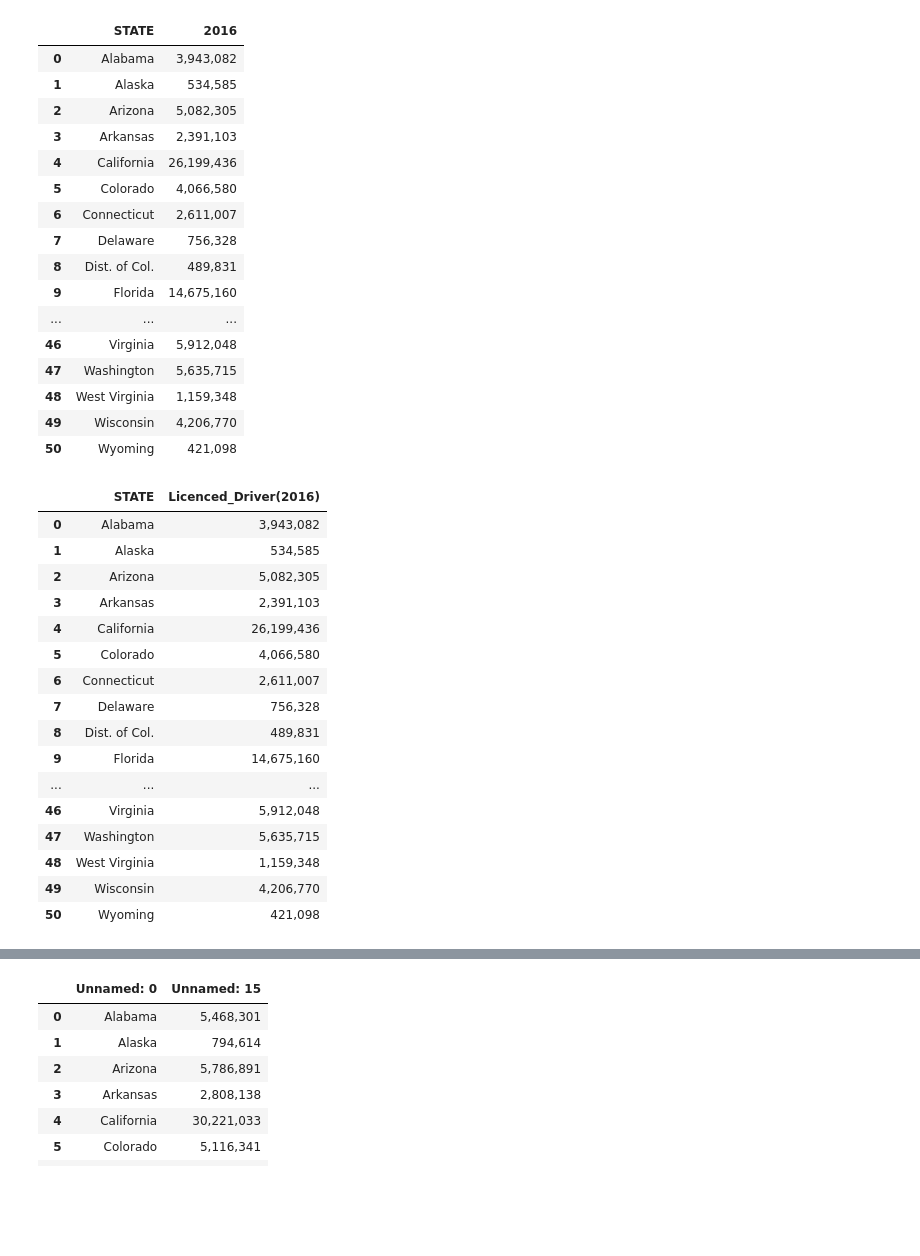
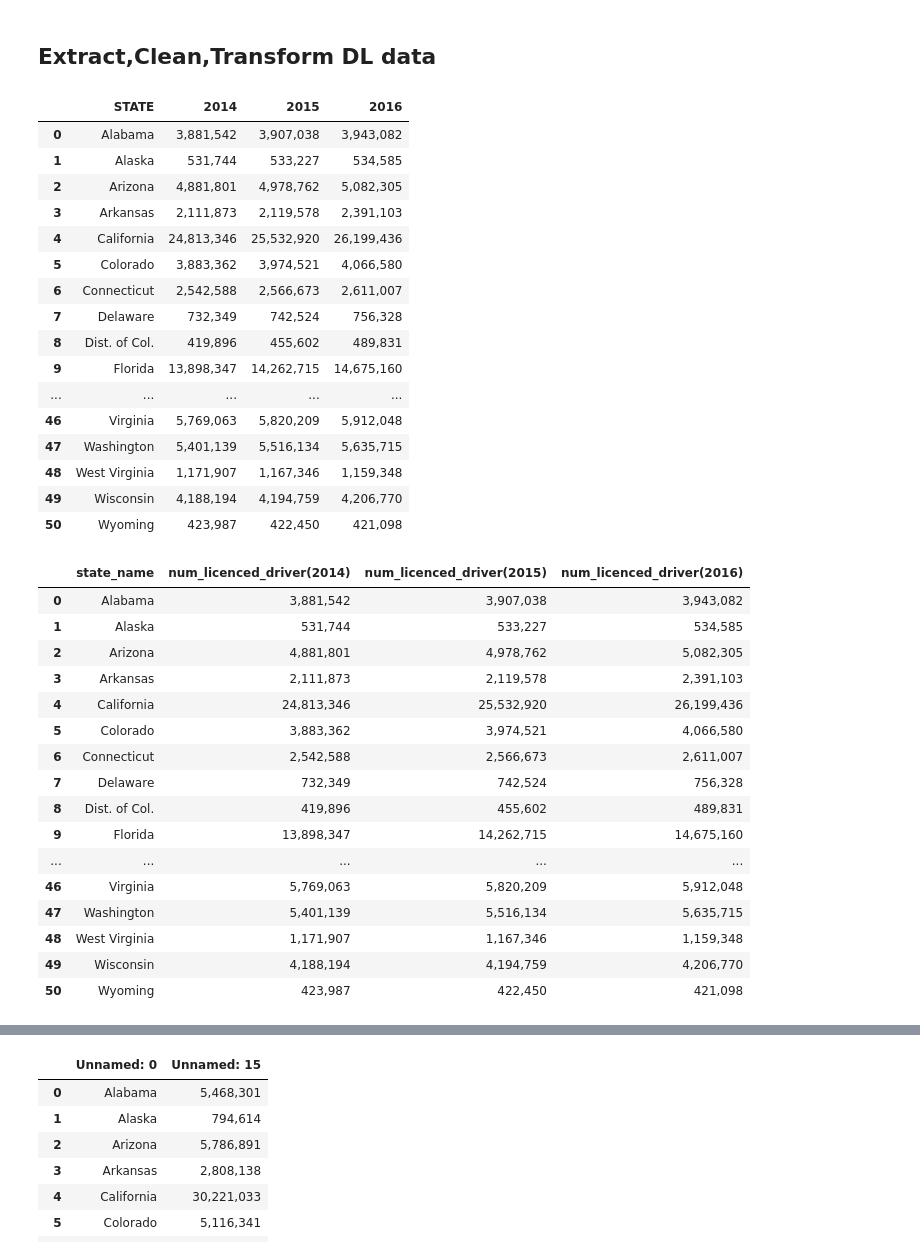
Before and after one commit to lotfyah/US_Accidents_ETL_Project, a Jupyter notebook: AL_US_Accident_ETL.ipynb, the cells around one changed output, grey strips where cells are left out. Drawn from its saved outputs; the diff is of its cells as text; code cells hidden in the pictures; blank space fills up the shorter version.

Commit message:
update the merged code with the DL & RMVV data

```diff
--- a/AL_US_Accident_ETL.ipynb
+++ b/AL_US_Accident_ETL.ipynb
@@ -1,47 +1,52 @@
 # %%
 # Dependencies
 import pandas as pd
+# %% [markdown]
+## Extract,Clean,Transform DL data
 # %%
-#Extract Licensed Drivers by state (DL) csv into pandas DF for year 2016
-DL_DF = pd.read_csv("Resources/DL.csv", usecols=[0,68])
+#Extract Licensed Drivers by state (DL) csv into pandas DF for year 2014,2015,2016
+DL_DF = pd.read_csv("Resources/DL.csv", usecols=[0,66,67,68])
 DL_DF
 # %% [output]
-|  | STATE | 2016 |
-| 0 | Alabama | 3,943,082 |
-| 1 | Alaska | 534,585 |
-| 2 | Arizona | 5,082,305 |
-| 3 | Arkansas | 2,391,103 |
-| 4 | California | 26,199,436 |
-| 5 | Colorado | 4,066,580 |
-| 6 | Connecticut | 2,611,007 |
-| 7 | Delaware | 756,328 |
-| 8 | Dist. of Col. | 489,831 |
-| 9 | Florida | 14,675,160 |
-| ... | ... | ... |
-| 46 | Virginia | 5,912,048 |
-| 47 | Washington | 5,635,715 |
-| 48 | West Virginia | 1,159,348 |
-| 49 | Wisconsin | 4,206,770 |
-| 50 | Wyoming | 421,098 |
+|  | STATE | 2014 | 2015 | 2016 |
+| 0 | Alabama | 3,881,542 | 3,907,038 | 3,943,082 |
+| 1 | Alaska | 531,744 | 533,227 | 534,585 |
+| 2 | Arizona | 4,881,801 | 4,978,762 | 5,082,305 |
+| 3 | Arkansas | 2,111,873 | 2,119,578 | 2,391,103 |
+| 4 | California | 24,813,346 | 25,532,920 | 26,199,436 |
+| 5 | Colorado | 3,883,362 | 3,974,521 | 4,066,580 |
+| 6 | Connecticut | 2,542,588 | 2,566,673 | 2,611,007 |
+| 7 | Delaware | 732,349 | 742,524 | 756,328 |
+| 8 | Dist. of Col. | 419,896 | 455,602 | 489,831 |
+| 9 | Florida | 13,898,347 | 14,262,715 | 14,675,160 |
+| ... | ... | ... | ... | ... |
+| 46 | Virginia | 5,769,063 | 5,820,209 | 5,912,048 |
+| 47 | Washington | 5,401,139 | 5,516,134 | 5,635,715 |
+| 48 | West Virginia | 1,171,907 | 1,167,346 | 1,159,348 |
+| 49 | Wisconsin | 4,188,194 | 4,194,759 | 4,206,770 |
+| 50 | Wyoming | 423,987 | 422,450 | 421,098 |
 # %%
 # clean Licensed Drivers by state (DL)
-DL_DF_Clean = DL_DF.rename(columns={'2016':'Licenced_Driver(2016)'})
+DL_DF_Clean = DL_DF.rename(columns={'2014':'num_licenced_driver(2014)',
+                                   '2015':'num_licenced_driver(2015)',
+                                   '2016':'num_licenced_driver(2016)',
+                                    'STATE':'state_name'})
 DL_DF_Clean
 # %% [output]
-|  | STATE | Licenced_Driver(2016) |
-| 0 | Alabama | 3,943,082 |
-| 1 | Alaska | 534,585 |
-| 2 | Arizona | 5,082,305 |
-| 3 | Arkansas | 2,391,103 |
-| 4 | California | 26,199,436 |
-| 5 | Colorado | 4,066,580 |
-| 6 | Connecticut | 2,611,007 |
-| 7 | Delaware | 756,328 |
-| 8 | Dist. of Col. | 489,831 |
-| 9 | Florida | 14,675,160 |
-| ... | ... | ... |
-| 46 | Virginia | 5,912,048 |
-| 47 | Washington | 5,635,715 |
-| 48 | West Virginia | 1,159,348 |
-| 49 | Wisconsin | 4,206,770 |
-| 50 | Wyoming | 421,098 |
+|  | state_name | num_licenced_driver(2014) | num_licenced_driver(2015) | num_licenced_driver(2016) |
+| 0 | Alabama | 3,881,542 | 3,907,038 | 3,943,082 |
+| 1 | Alaska | 531,744 | 533,227 | 534,585 |
+| 2 | Arizona | 4,881,801 | 4,978,762 | 5,082,305 |
+| 3 | Arkansas | 2,111,873 | 2,119,578 | 2,391,103 |
+| 4 | California | 24,813,346 | 25,532,920 | 26,199,436 |
+| 5 | Colorado | 3,883,362 | 3,974,521 | 4,066,580 |
+| 6 | Connecticut | 2,542,588 | 2,566,673 | 2,611,007 |
+| 7 | Delaware | 732,349 | 742,524 | 756,328 |
+| 8 | Dist. of Col. | 419,896 | 455,602 | 489,831 |
+| 9 | Florida | 13,898,347 | 14,262,715 | 14,675,160 |
+| ... | ... | ... | ... | ... |
+| 46 | Virginia | 5,769,063 | 5,820,209 | 5,912,048 |
+| 47 | Washington | 5,401,139 | 5,516,134 | 5,635,715 |
+| 48 | West Virginia | 1,171,907 | 1,167,346 | 1,159,348 |
+| 49 | Wisconsin | 4,188,194 | 4,194,759 | 4,206,770 |
+| 50 | Wyoming | 423,987 | 422,450 | 421,098 |
```
Also changed, not shown: parts of 2 cells of this notebook, 2 other files.
